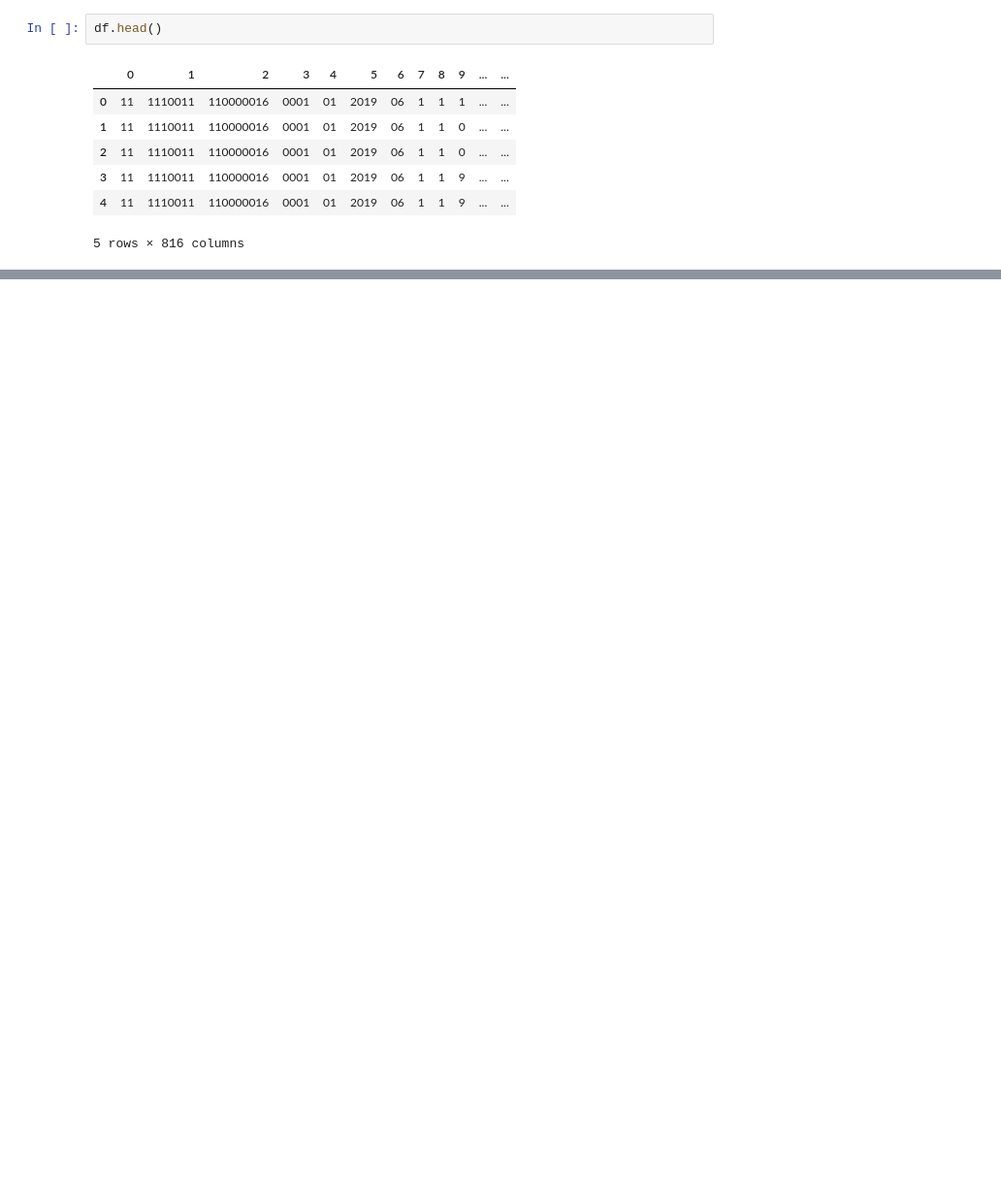
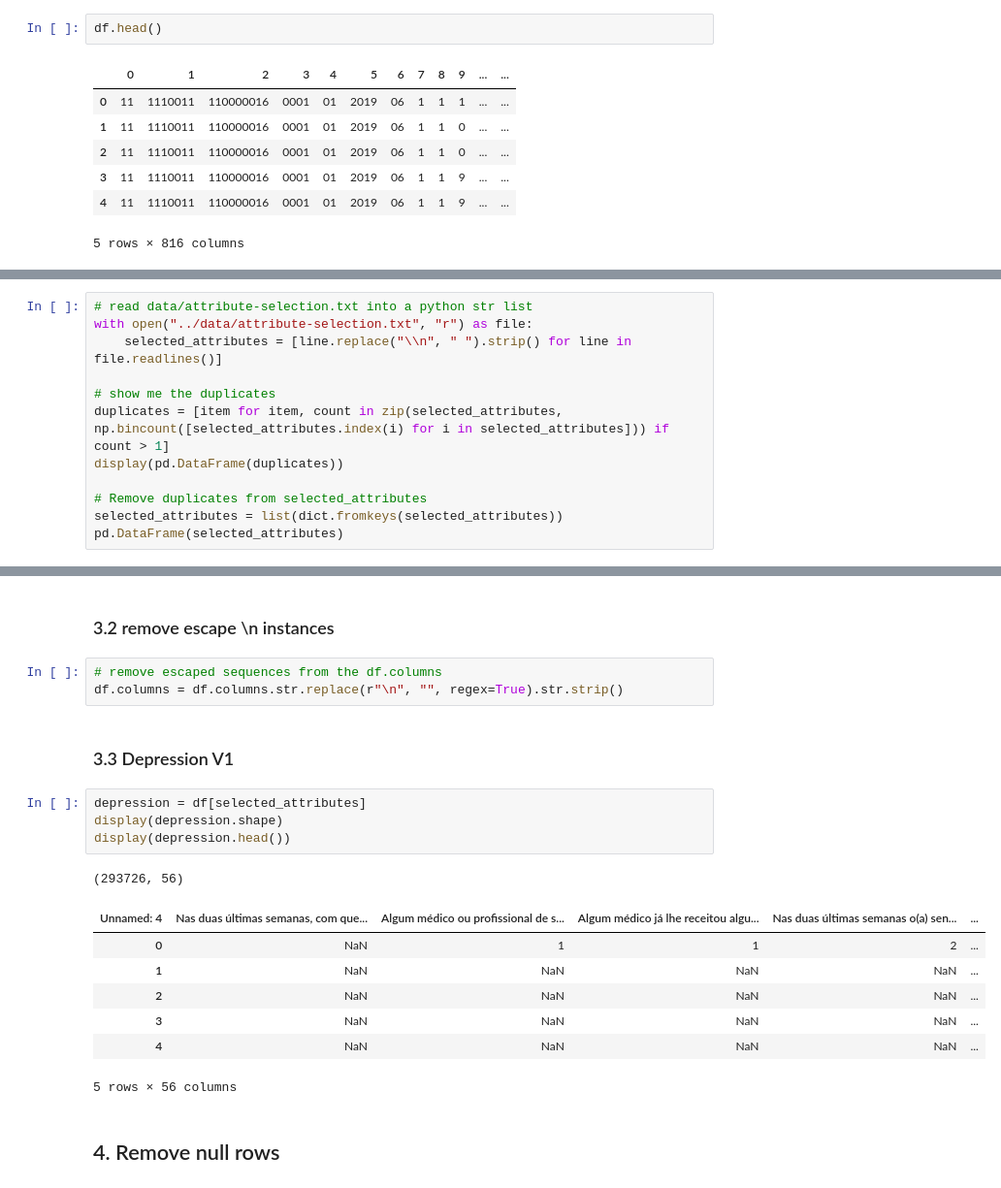
Before and after one commit to feed0/depressao-ibge-pns, a Jupyter notebook: src/pns.ipynb, the cells around one changed output, grey strips where cells are left out. Shown at 97% size. Cells and saved outputs as stored; diff of their text form; blank space fills up the shorter version.

```diff
--- a/src/pns.ipynb
+++ b/src/pns.ipynb
@@ -88,0 +139,12 @@ df.head()
+# %%
+# read data/attribute-selection.txt into a python str list
+with open("../data/attribute-selection.txt", "r") as file:
+    selected_attributes = [line.replace("\\n", " ").strip() for line in file.readlines()]
+
+# show me the duplicates
+duplicates = [item for item, count in zip(selected_attributes, np.bincount([selected_attributes.index(i) for i in selected_attributes])) if count > 1]
+display(pd.DataFrame(duplicates))
+
+# Remove duplicates from selected_attributes
+selected_attributes = list(dict.fromkeys(selected_attributes))
+pd.DataFrame(selected_attributes)
@@ -88,0 +175,22 @@ df.head()
+# %% [markdown]
+### 3.2 remove escape \n instances
+# %%
+# remove escaped sequences from the df.columns
+df.columns = df.columns.str.replace(r"\n", "", regex=True).str.strip()
+# %% [markdown]
+### 3.3 Depression V1
+# %%
+depression = df[selected_attributes]
+display(depression.shape)
+display(depression.head())
+# %% [output]
+(293726, 56)
+| Unnamed: 4 | Nas duas últimas semanas, com que... | Algum médico ou profissional de s... | Algum médico já lhe receitou algu... | Nas duas últimas semanas o(a) sen... | ... |
+| 0 | NaN | 1 | 1 | 2 | ... |
+| 1 | NaN | NaN | NaN | NaN | ... |
+| 2 | NaN | NaN | NaN | NaN | ... |
+| 3 | NaN | NaN | NaN | NaN | ... |
+| 4 | NaN | NaN | NaN | NaN | ... |
+5 rows × 56 columns
+# %% [markdown]
+## 4. Remove null rows
```
Also changed, not shown: parts of 20 cells of this notebook, 2 other files.
